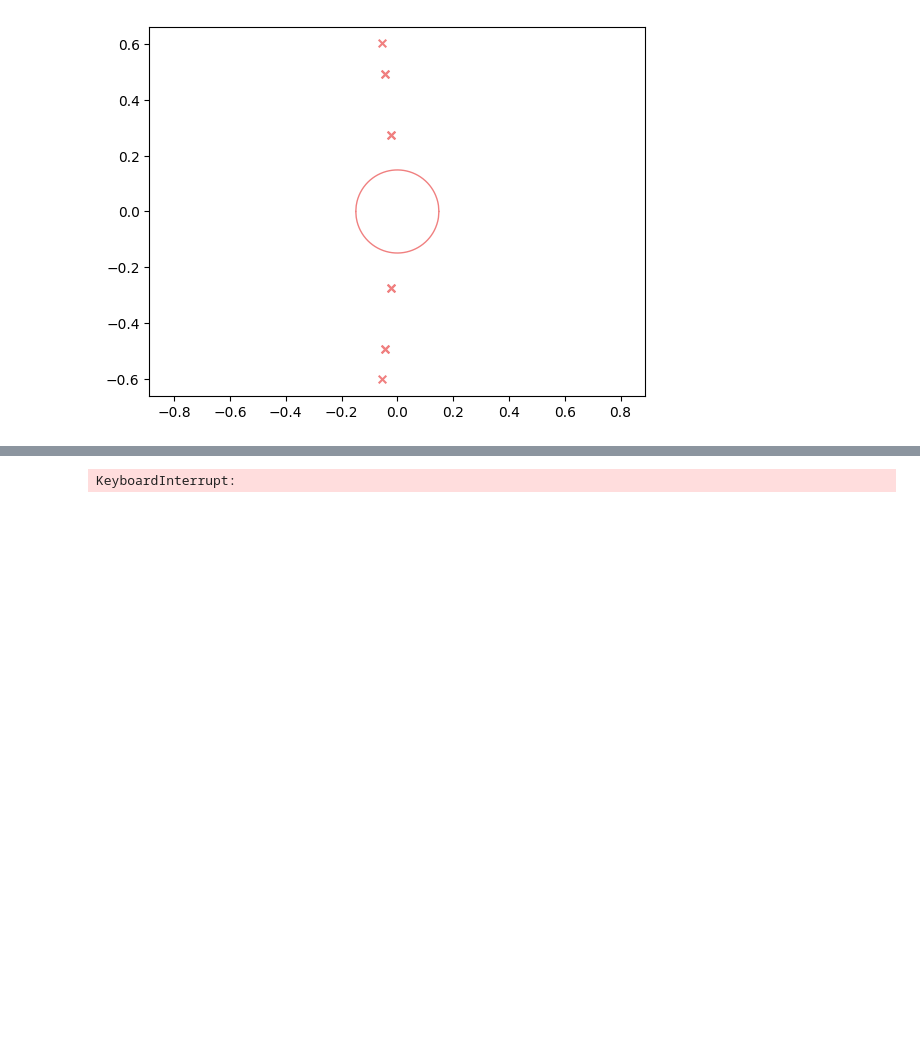
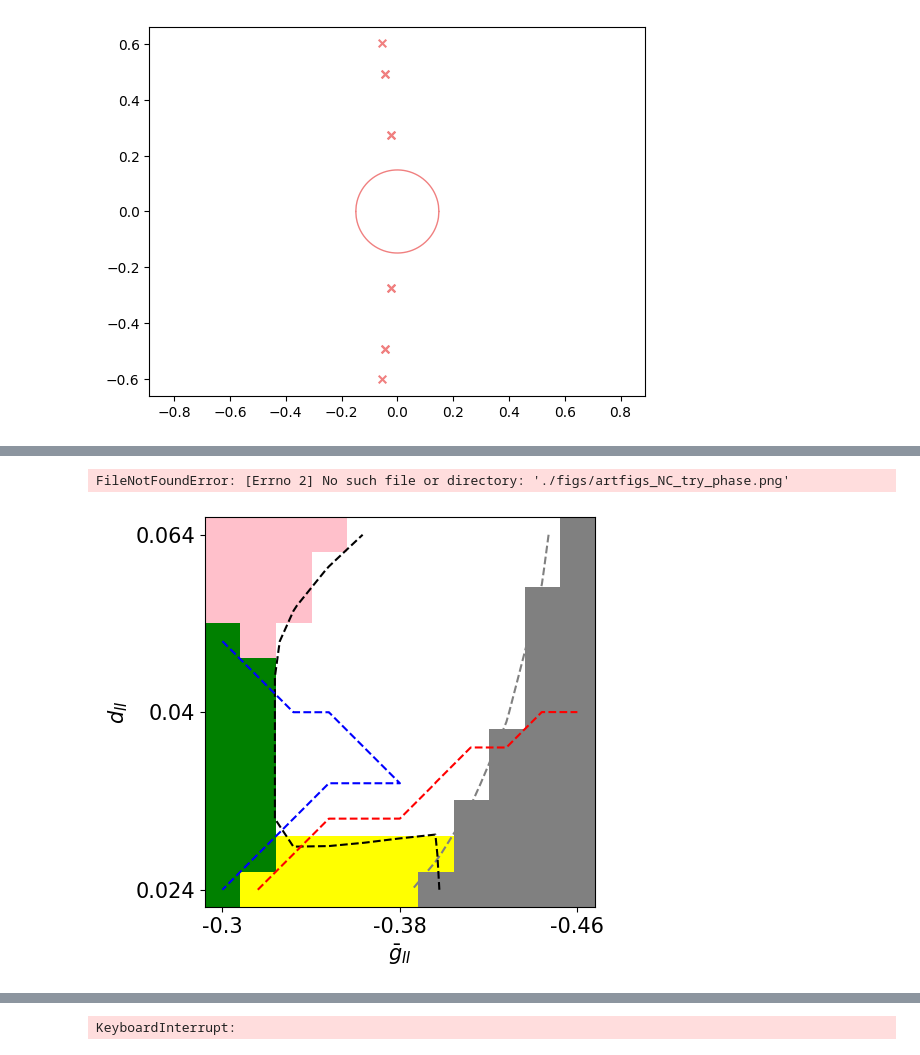
Before and after one commit to huang-yh20/spatial-linear-project, a Jupyter notebook: code/artfigs_NC/debug.ipynb, the cells around one changed output, grey strips where cells are left out. Drawn from its saved outputs; the diff is of its cells as text; code cells hidden in the pictures; blank space fills up the shorter version.

```diff
--- a/code/artfigs_NC/debug.ipynb
+++ b/code/artfigs_NC/debug.ipynb
@@ -227,3 +228,9 @@ def generate_params_phase_d_II_g_bar_II_try_L(trial1:int, trial2:int, trial_num:
         )
 
     return p_net
+# %%
+changed_params = ['d_II', 'g_bar_II']
+changed_params_latex = [r'$d_{II}$', r'$\bar{g}_{II}$']
+p_simul = Simul_Params(T = 100, t_step=100, record_step=10, activation_func=['thres_linear','thres_powerlaw'], external_input="DC_noise")
+plot_phase_diagram_new("try", changed_params, changed_params_latex, generate_params_phase_d_II_g_bar_II_try_L, p_simul, repeat_num=5)
+# %% [output]
@@ -230 +239,3 @@ def generate_params_phase_d_II_g_bar_II_try_L(trial1:int, trial2:int, trial_num:
+FileNotFoundError: [Errno 2] No such file or directory: './figs/artfigs_NC_try_phase.png'
+[figure, added]
 # %%
```
Also changed, not shown: parts of 5 cells of this notebook, 7 other files.
